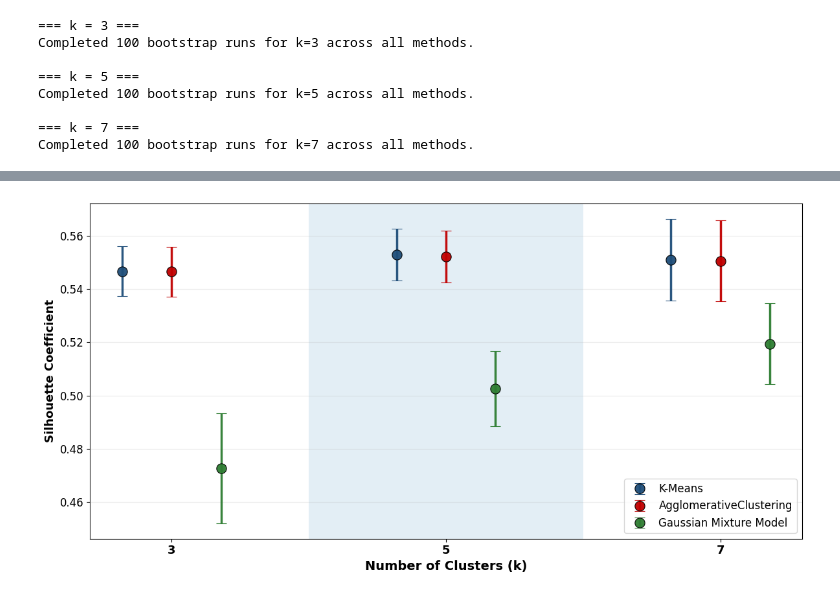
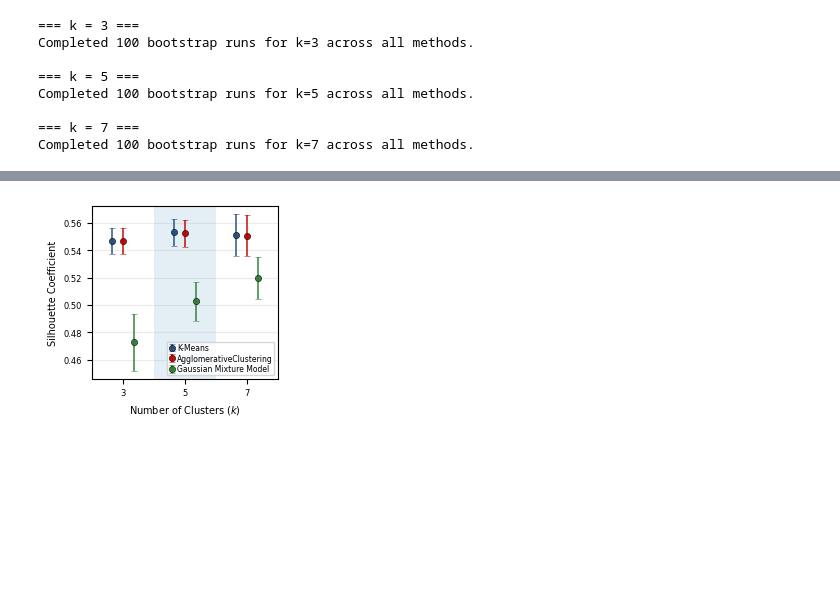
Before and after one commit to emilyvus/cp-gen, a Jupyter notebook: notebooks/als-ftd/als_clustering_silhouette_coefficient.ipynb, the cells around one changed output, grey strips where cells are left out. Drawn from its saved outputs; the diff is of its cells as text; code cells hidden in the pictures; blank space fills up the shorter version.

Commit message:
update plots

```diff
--- a/notebooks/als-ftd/als_clustering_silhouette_coefficient.ipynb
+++ b/notebooks/als-ftd/als_clustering_silhouette_coefficient.ipynb
@@ -296,7 +296,8 @@ def plot_silhouette_selection_poster(
     # x positions are discrete categories
     x = np.arange(len(k_values))
 
-    fig, ax = plt.subplots(figsize=(12, 6))
+    # sized/styled to match the t-SNE and PCA panels of the combined figure
+    fig, ax = plt.subplots(figsize=(2.6, 2.4))
     fig.patch.set_facecolor("white")
     ax.set_facecolor("white")
 
@@ -327,15 +328,15 @@ def plot_silhouette_selection_poster(
             x_method, y,
             yerr=yerr,
             fmt="o",
-            markersize=11,
-            capsize=6,
-            capthick=2,
-            elinewidth=2.5,
+            markersize=4.5,
+            capsize=2.5,
+            capthick=0.9,
+            elinewidth=1.1,
             color=colors[method],
             alpha=0.95,
             label=method,
             markeredgecolor="black",
-            markeredgewidth=0.8,
+            markeredgewidth=0.4,
             zorder=3
         )
 
@@ -350,22 +351,30 @@ def plot_silhouette_selection_poster(
 
     # axes formatting
     ax.set_xticks(x)
-    ax.set_xticklabels([str(k) for k in k_values], fontsize=13, fontweight="bold")
-    ax.set_xlabel("Number of Clusters (k)", fontsize=14, fontweight="bold")
-    ax.set_ylabel("Silhouette Coefficient",
-                  fontsize=13, fontweight="bold")
+    ax.set_xlim(-0.5, len(k_values) - 0.5)
+    ax.set_xticklabels([str(k) for k in k_values], fontsize=6)
+    ax.set_xlabel("Number of Clusters ($k$)", fontsize=7)
+    ax.set_ylabel("Silhouette Coefficient", fontsize=7)
 
     ax.grid(True, axis="y", alpha=0.25)
-    ax.tick_params(axis="y", labelsize=12)
+    ax.tick_params(axis="both", labelsize=6)
 
     #ax.set_title(title, fontsize=16, fontweight="bold", pad=12)
 
-    ax.legend(frameon=True, fontsize=12, loc="best")
+    ax.legend(
+        loc="lower right",
+        frameon=True,
+        fontsize=5.5,
+        handlelength=0.8,
+        borderpad=0.2,
+        labelspacing=0.2,
+        handletextpad=0.3,
+    )
 
     plt.tight_layout()
 
     #out_path = os.path.join(out_dir, filename)
-    #plt.savefig(out_path, dpi=300, bbox_inches="tight", facecolor="white")
+    plt.savefig(filename, dpi=300, bbox_inches="tight", facecolor="white")
     plt.show()
 
     #print(f"Saved: {out_path}")
@@ -373,10 +382,10 @@ def plot_silhouette_selection_poster(
 # %%
 plot_silhouette_selection_poster(
     summary_df=summary_df,
     k_values=[3, 5, 7],
     highlight_k=5,
     out_dir="plots",
-    filename="silhouette_k_selection.png"
+    filename="silhouette_k_selection_ALS_SC.pdf"
 )
 # %% [output]
-[figure, old version]
+[figure, new version]
```
Also changed, not shown: 1 other file.
